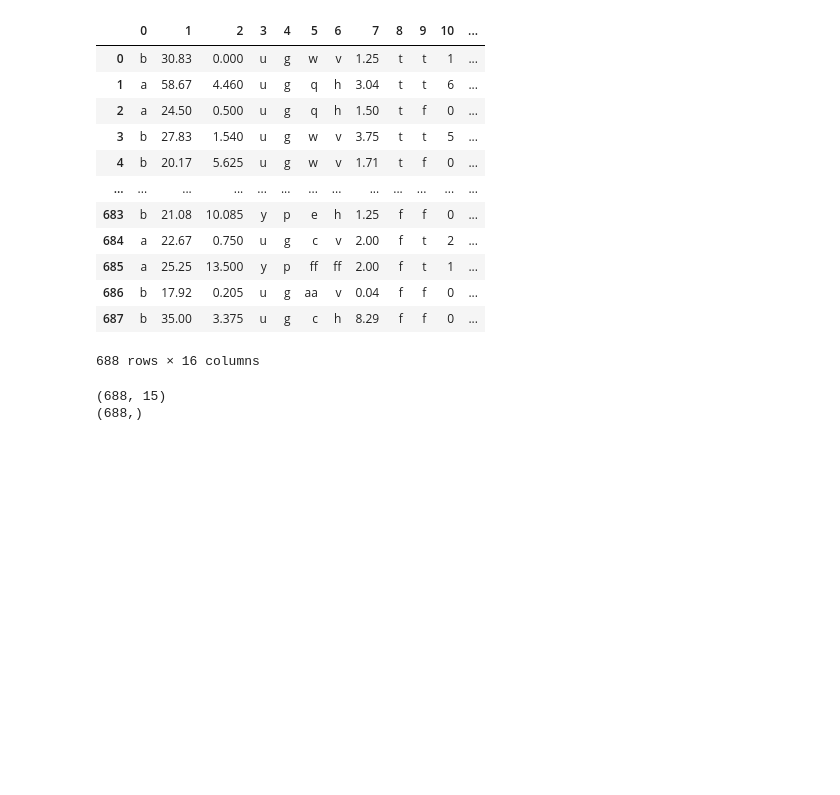
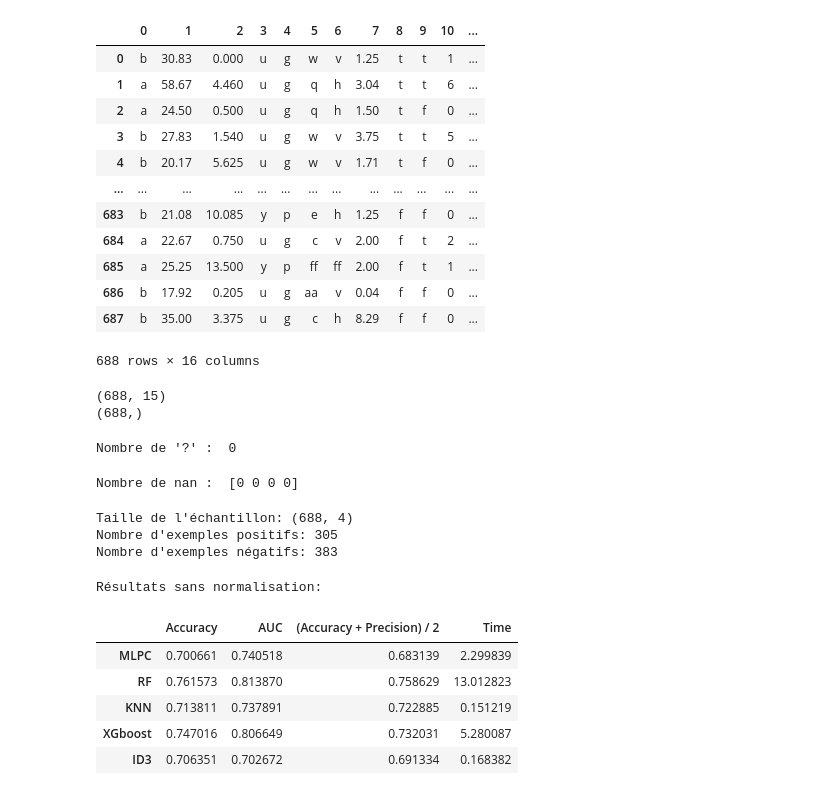
Before and after one commit to Katia-LOUNAS/Machine-Learning, a Jupyter notebook: TP01/Atelier_1.ipynb, the cells around one changed output. Saved outputs shown, nothing was run; the diff lists cells and outputs as text; code cells hidden in the pictures; blank space fills up the shorter version.

Commit message:
Ajout: Apprentissage supervisé : Données hétérogènes

```diff
--- a/TP01/Atelier_1.ipynb
+++ b/TP01/Atelier_1.ipynb
@@ -471,4 +456,46 @@ print(y.shape)
 (688,)
 # %%
 # Garder uniquement les variables numériques
-numeric_columns =
+numeric_columns = data.select_dtypes(include=[np.number]).columns
+X_numeric = X[:, numeric_columns].astype(float)
+# %%
+# nbr de ? dans chaque colonne
+print("Nombre de '?' : ", np.sum(X_numeric == '?', axis=0))
+
+# Remplacer les '?' par des nan
+X_numeric[X_numeric == '?'] = np.nan # ca sert a rien de faire ca
+# %% [output]
+Nombre de '?' :  0
+# %%
+# nbr de nan par colonne
+print("Nombre de nan : ", np.sum(np.isnan(X_numeric), axis=0))
+
+# Supprimer les individus avec des nan
+X_numeric = X_numeric[~np.isnan(X_numeric).any(axis=1)]
+y = y[~np.isnan(X_numeric).any(axis=1)]
+# %% [output]
+Nombre de nan :  [0 0 0 0]
+# %%
+# Analyser les propriétés des données
+print("Taille de l'échantillon:", X_numeric.shape)
+print("Nombre d'exemples positifs:", np.sum(y == '+'))
+print("Nombre d'exemples négatifs:", np.sum(y == '-'))
+
+# Binariser la target
+y = (y == '+').astype(int)
+# %% [output]
+Taille de l'échantillon: (688, 4)
+Nombre d'exemples positifs: 305
+Nombre d'exemples négatifs: 383
+# %%
+# Comparaison des algorithmes
+print("Résultats sans normalisation:")
+run_classifiers(clfs, X_numeric, y)
+# %% [output]
+Résultats sans normalisation:
+|  | Accuracy | AUC | (Accuracy + Precision) / 2 | Time |
+| MLPC | 0.700661 | 0.740518 | 0.683139 | 2.299839 |
+| RF | 0.761573 | 0.813870 | 0.758629 | 13.012823 |
+| KNN | 0.713811 | 0.737891 | 0.722885 | 0.151219 |
+| XGboost | 0.747016 | 0.806649 | 0.732031 | 5.280087 |
+| ID3 | 0.706351 | 0.702672 | 0.691334 | 0.168382 |
```
Also changed, not shown: parts of 18 cells of this notebook.
